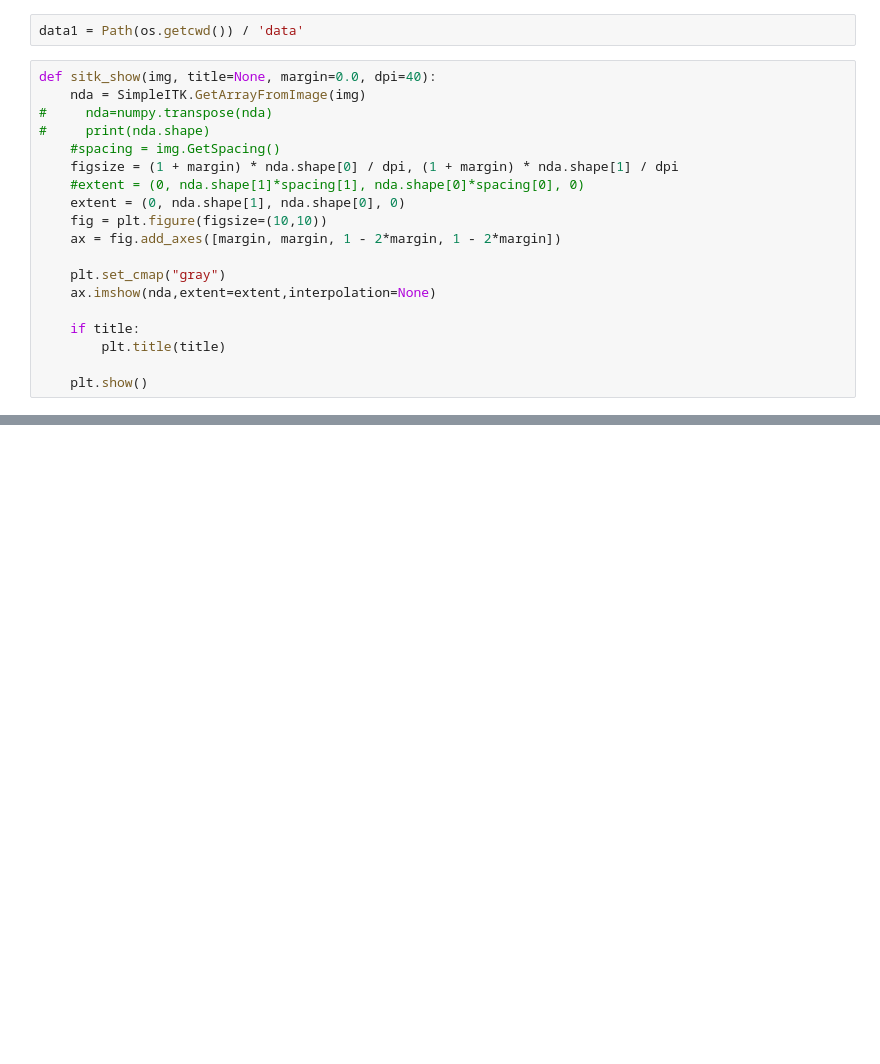
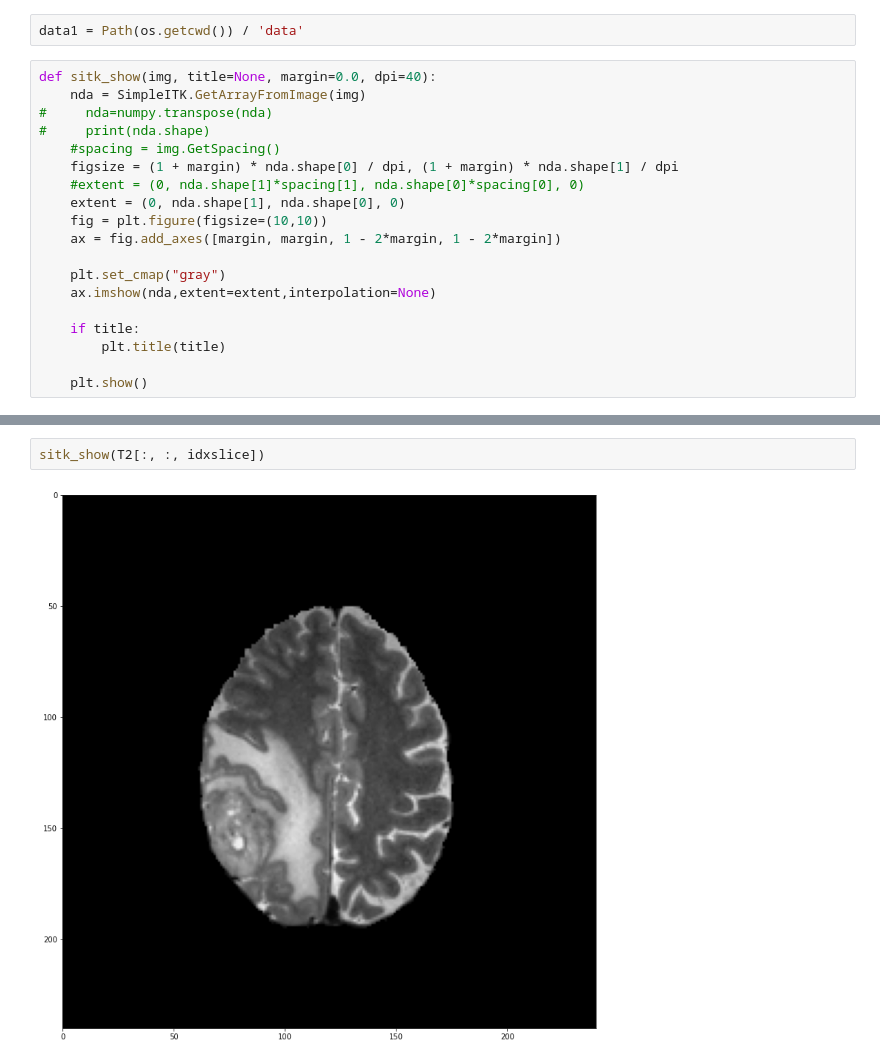
Before and after one commit to lorenzo99pepe/deep_learning_project, a Jupyter notebook: eda.ipynb, the cells around one changed output, grey strips where cells are left out. Drawn from its saved outputs; the diff is of its cells as text; blank space fills up the shorter version.

```diff
--- a/eda.ipynb
+++ b/eda.ipynb
@@ -59,0 +94,4 @@ print(imgFOriginal.GetNumberOfComponentsPerPixel())
+# %%
+sitk_show(T2[:, :, idxslice])
+# %% [output]
+[figure, added]
```
Also changed, not shown: parts of 16 cells of this notebook, 1 other file.
